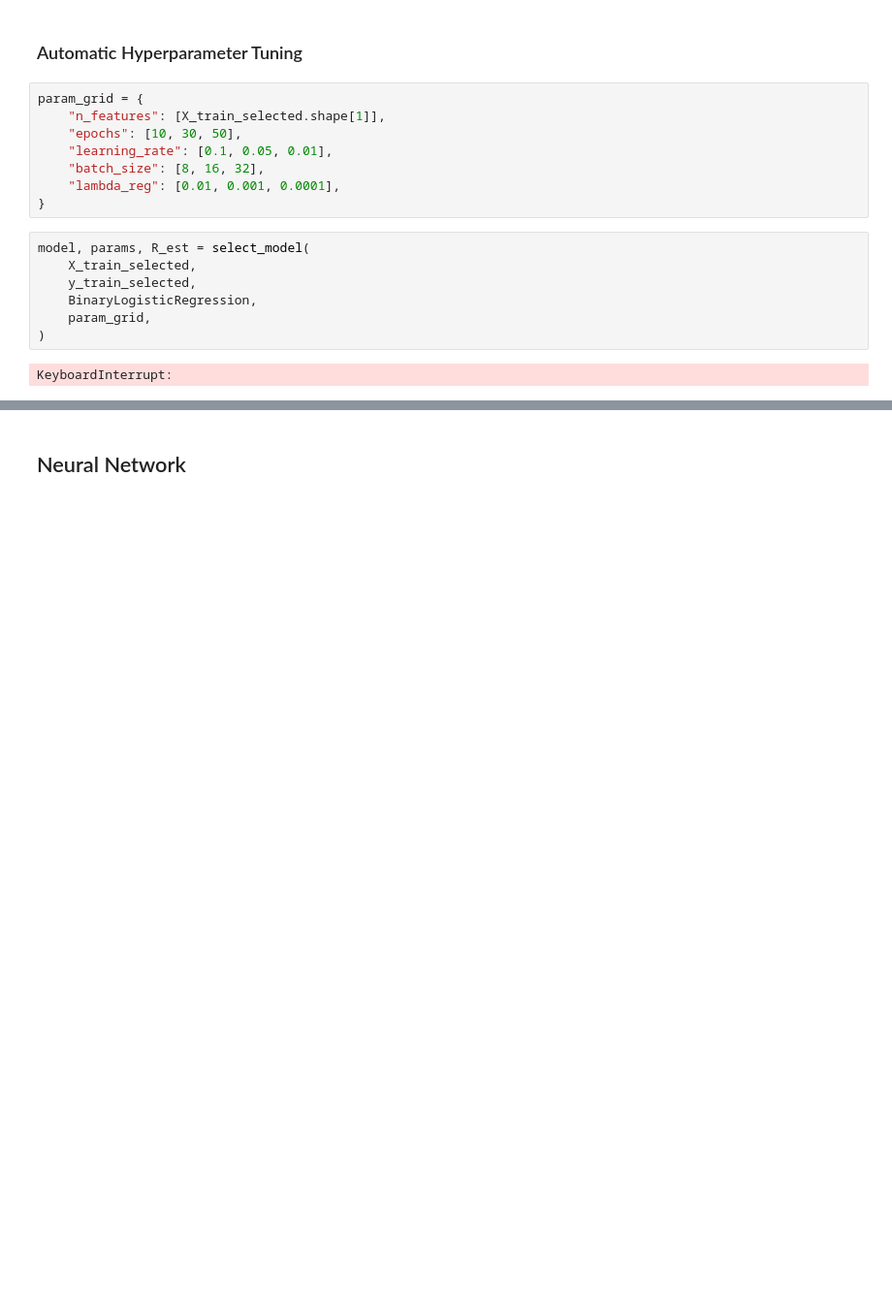
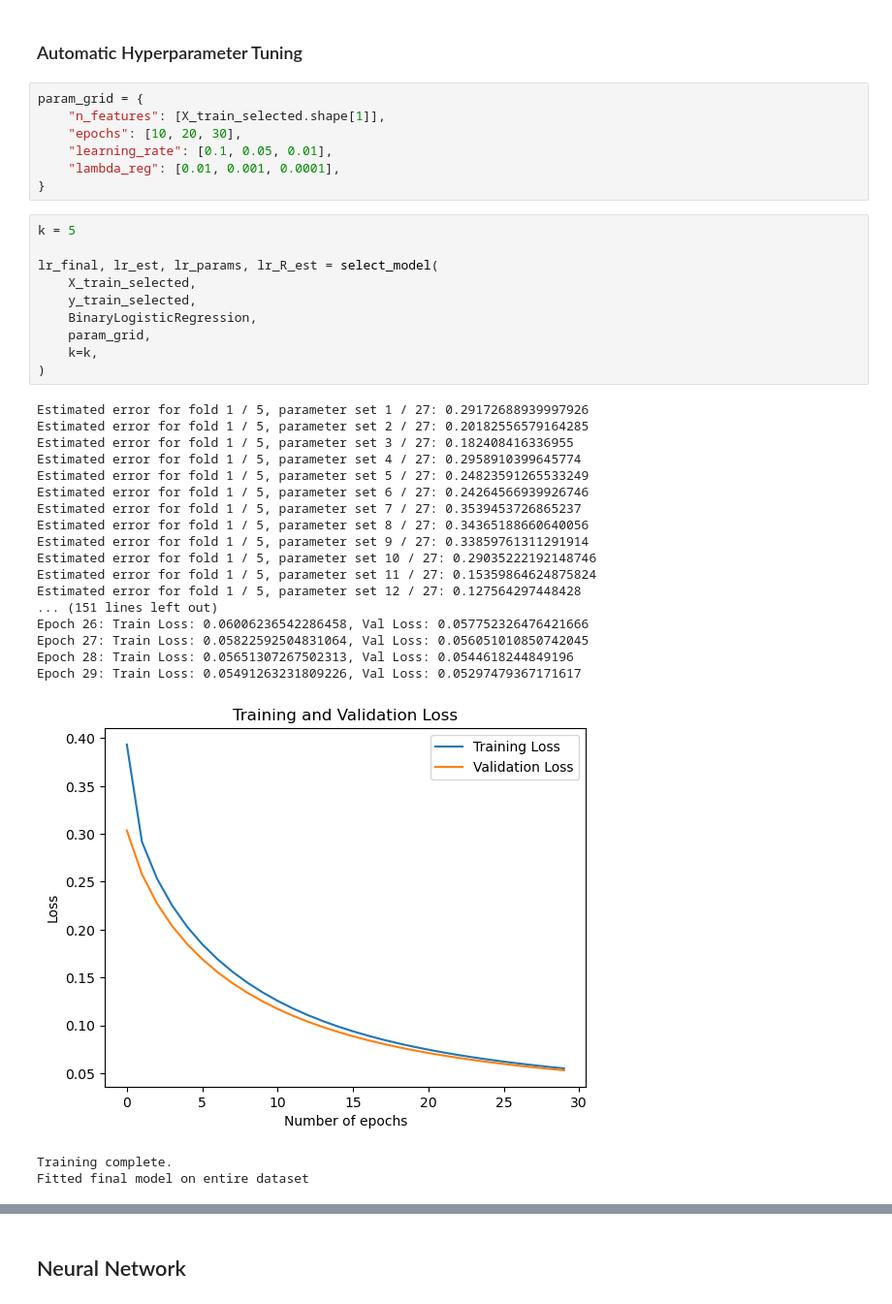
Before and after one commit to paulutsch/binary-stroke-classification, a Jupyter notebook: notebooks/main.ipynb, the cells around one changed output, grey strips where cells are left out. Shown at 97% size. Saved outputs shown, nothing was run; the diff lists cells and outputs as text; blank space fills up the shorter version.

Commit message:
feat: model selection done

```diff
--- a/notebooks/main.ipynb
+++ b/notebooks/main.ipynb
@@ -401,17 +407,38 @@ We will try varying the hyperparameters to see if we can improve model performan
 # %%
 param_grid = {
     "n_features": [X_train_selected.shape[1]],
-    "epochs": [10, 30, 50],
+    "epochs": [10, 20, 30],
     "learning_rate": [0.1, 0.05, 0.01],
-    "batch_size": [8, 16, 32],
     "lambda_reg": [0.01, 0.001, 0.0001],
 }
 # %%
-model, params, R_est = select_model(
+k = 5
+
+lr_final, lr_est, lr_params, lr_R_est = select_model(
     X_train_selected,
     y_train_selected,
     BinaryLogisticRegression,
     param_grid,
+    k=k,
 )
 # %% [output]
-KeyboardInterrupt:
+Estimated error for fold 1 / 5, parameter set 1 / 27: 0.29172688939997926
+Estimated error for fold 1 / 5, parameter set 2 / 27: 0.20182556579164285
+Estimated error for fold 1 / 5, parameter set 3 / 27: 0.182408416336955
+Estimated error for fold 1 / 5, parameter set 4 / 27: 0.2958910399645774
+Estimated error for fold 1 / 5, parameter set 5 / 27: 0.24823591265533249
+Estimated error for fold 1 / 5, parameter set 6 / 27: 0.24264566939926746
+Estimated error for fold 1 / 5, parameter set 7 / 27: 0.3539453726865237
+Estimated error for fold 1 / 5, parameter set 8 / 27: 0.34365188660640056
+Estimated error for fold 1 / 5, parameter set 9 / 27: 0.33859761311291914
+Estimated error for fold 1 / 5, parameter set 10 / 27: 0.29035222192148746
+Estimated error for fold 1 / 5, parameter set 11 / 27: 0.15359864624875824
+Estimated error for fold 1 / 5, parameter set 12 / 27: 0.127564297448428
+... (151 lines left out)
+Epoch 26: Train Loss: 0.06006236542286458, Val Loss: 0.057752326476421666
+Epoch 27: Train Loss: 0.05822592504831064, Val Loss: 0.056051010850742045
+Epoch 28: Train Loss: 0.05651307267502313, Val Loss: 0.0544618244849196
+Epoch 29: Train Loss: 0.05491263231809226, Val Loss: 0.05297479367171617
+[figure, added]
+Training complete.
+Fitted final model on entire dataset
```
Also changed, not shown: parts of 16 cells of this notebook, 3 other files.
